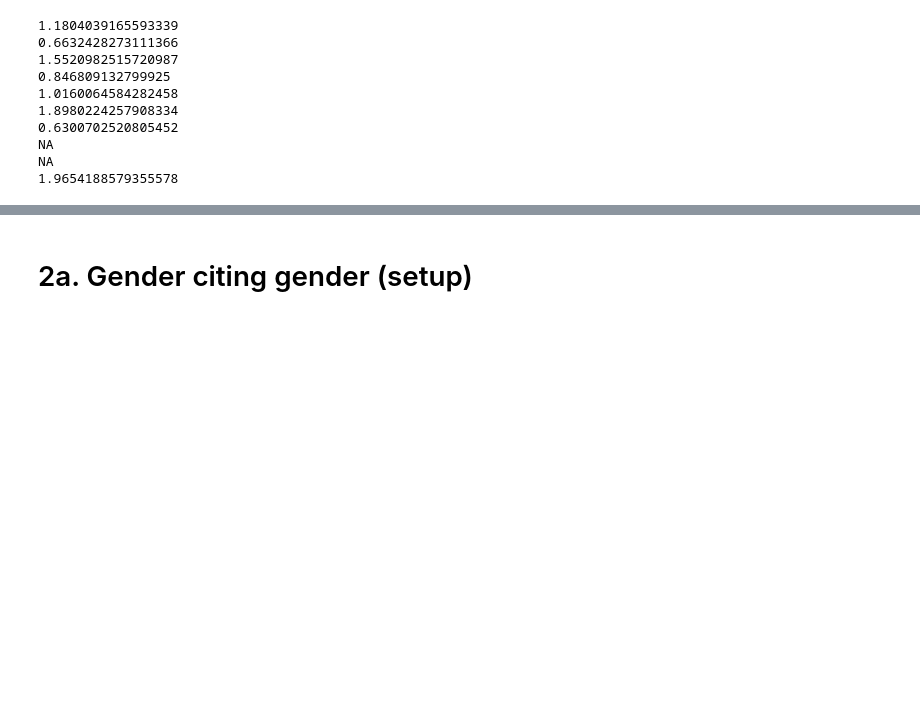
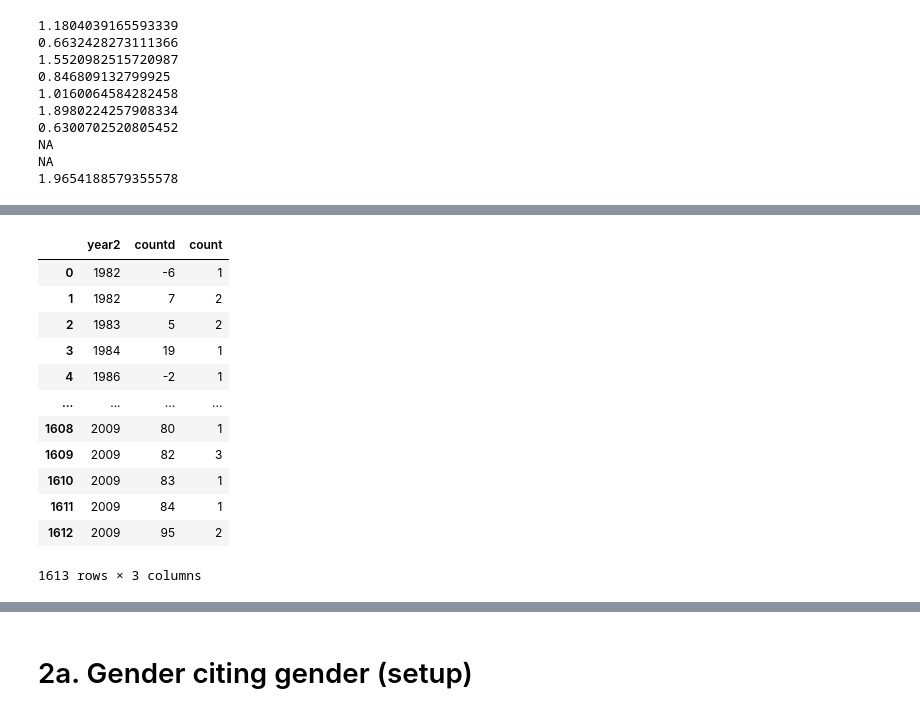
Before and after one commit to therobinkay/gender_bias_2021, a Jupyter notebook: Journal_Analysis_2_(GitHub).ipynb, the cells around one changed output, grey strips where cells are left out. Drawn from its saved outputs; the diff is of its cells as text; code cells hidden in the pictures; blank space fills up the shorter version.

```diff
--- a/Journal_Analysis_2_(GitHub).ipynb
+++ b/Journal_Analysis_2_(GitHub).ipynb
@@ -233,0 +316,18 @@ NA
+# %%
+plot_hom = hom_mf.groupby(['year2','countd']).size().reset_index(name='count')
+# plot_hom = plot_hom.astype(float)
+plot_hom
+# %% [output]
+|  | year2 | countd | count |
+| 0 | 1982 | -6 | 1 |
+| 1 | 1982 | 7 | 2 |
+| 2 | 1983 | 5 | 2 |
+| 3 | 1984 | 19 | 1 |
+| 4 | 1986 | -2 | 1 |
+| ... | ... | ... | ... |
+| 1608 | 2009 | 80 | 1 |
+| 1609 | 2009 | 82 | 3 |
+| 1610 | 2009 | 83 | 1 |
+| 1611 | 2009 | 84 | 1 |
+| 1612 | 2009 | 95 | 2 |
+1613 rows × 3 columns
```
Also changed, not shown: parts of 6 cells of this notebook.
